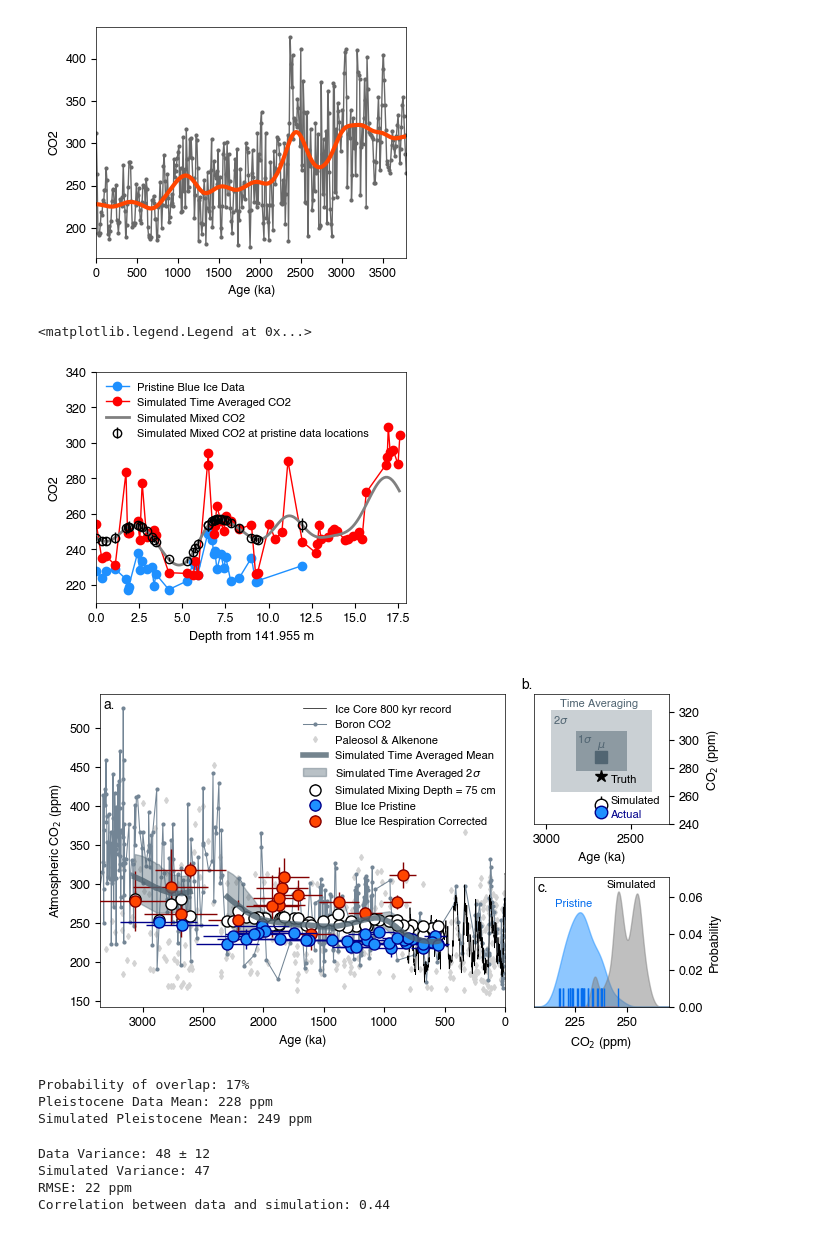
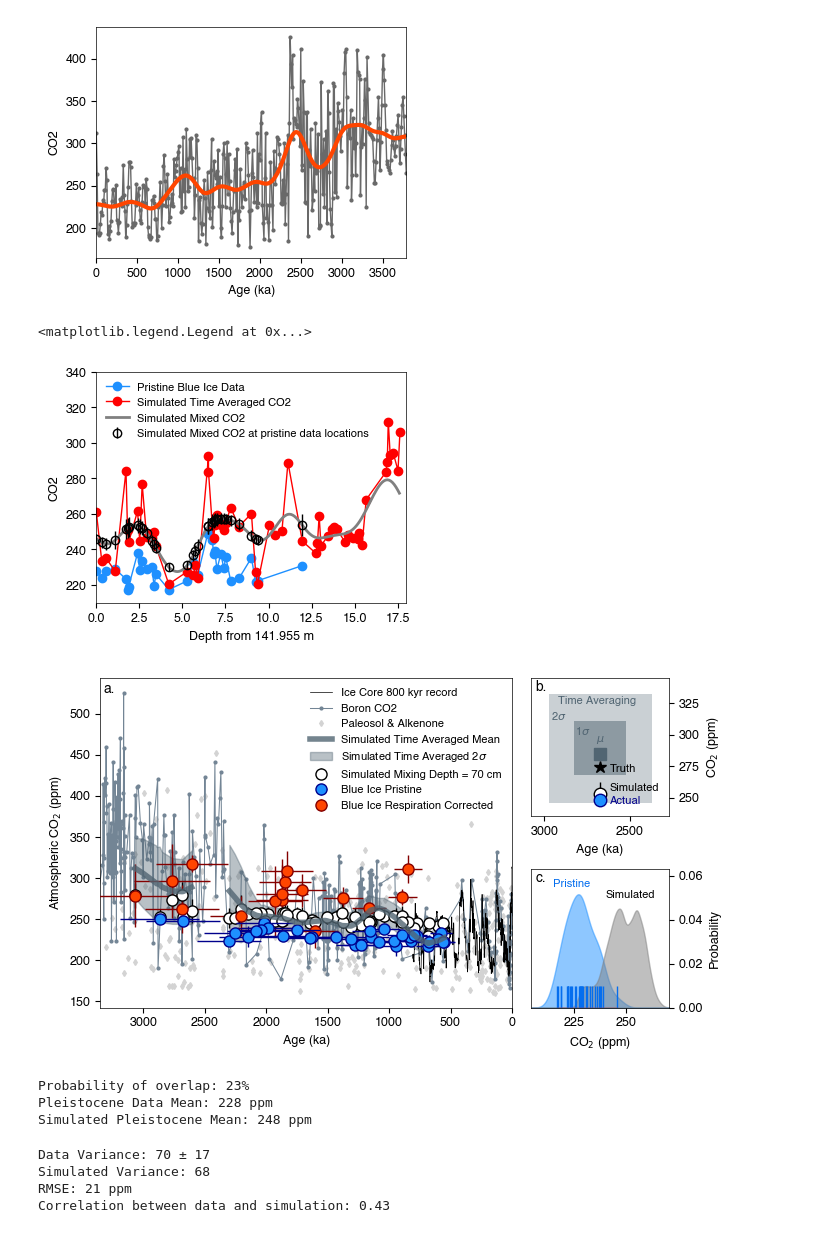
Before and after one commit to jesstierney/blueIce, a Jupyter notebook: iceModelCO2.ipynb, the cells around one changed output. Cells and saved outputs as stored; diff of their text form; code cells hidden in the pictures.

Commit message:
updates with mixing depth at 200 kyr

```diff
--- a/iceModelCO2.ipynb
+++ b/iceModelCO2.ipynb
@@ -99,7 +99,7 @@ ax.invert_xaxis
 # %%
 ######### TIME AVERAGING
 # apply the time averaging function
-CO2sim = iceTimeAvg(ice.Age, ice.AgeErrA, 400, CO2dAge,CO2dVal,1000)
+CO2sim = iceTimeAvg(ice.Age, ice.AgeErrA, 200, CO2dAge,CO2dVal,1000)
 # %%
 # uncomment to double check for nans - shouldn't be any
 # nanAmount = np.count_nonzero(np.isnan(CO2sim))
@@ -114,7 +114,7 @@ dmid = ice[['TopDepth', 'BottomDepth']].mean(axis=1)
 # mix co2, use 10 cm as the dstep (mean sample width)
 dstep = 0.1
 # set mixing depth
-md = 0.75
+md = 0.70
 z, zp, co2mix, co2mixInt = mixIce(dmid,dstep,CO2sim,md)
 # %%
 # sanity check plot to see the convolution results
@@ -134,7 +134,7 @@ ax.set_ylim(210,340)
 ax.legend(frameon=False, fontsize=8)
 # %% [output]
 <matplotlib.legend.Legend at 0x...>
-[figure, old version]
+[figure, new version]
 # %%
 ######### RESPIRATION CORRECTION
 # assumes organic/metabolic end member is -30 +/- 0.5 in accordance with the paper.
@@ -237,48 +237,48 @@ ax1.errorbar(ice.Age[plioIDX1],ice.CO2m[plioIDX1], yerr=ice.CO2mErr[plioIDX1]*2,
              color="darkblue",markerfacecolor="dodgerblue")
 ax1.text(2920,324,"Time Averaging",color="xkcd:slate",fontsize=8)
 ax1.text(2960,312,"2$\sigma$",color="xkcd:slate",fontsize=8)
-ax1.text(2820,298,"1$\sigma$",color="xkcd:slate",fontsize=8)
-ax1.text(2700,295,"$\mu$",color="xkcd:slate",fontsize=8)
+ax1.text(2820,300,"1$\sigma$",color="xkcd:slate",fontsize=8)
+ax1.text(2700,294,"$\mu$",color="xkcd:slate",fontsize=8)
 ax1.text(2620,270,"Truth", fontsize=8)
 ax1.text(2620,255,"Simulated", fontsize=8)
 ax1.text(2620,245,"Actual",color="darkblue", fontsize=8)
 ax1.set_xlim(ice.Age[plioIDX1]-400,ice.Age[plioIDX1]+400)
-ax1.set_ylim(240,333)
+ax1.set_ylim(235,345)
 ax1.yaxis.tick_right()
 ax1.yaxis.set_label_position("right")
 ax1.set_xlabel("Age (ka)")
 ax1.set_ylabel("CO$_2$ (ppm)")
-ax1.text(3150,337,"b.",fontsize=10)
+ax1.text(3050,335,"b.",fontsize=10)
 ax1.invert_xaxis()
 ############## panel lower right - histogram
 ax2 = fig.add_subplot(gs[1, 1])
 agep = ice.Age[prist]
 pleistoDats = co2p[(agep < 2500) & (~np.isnan(co2p))]
 kdeDats = gaussian_kde(pleistoDats)
 kdeSims = gaussian_kde(co2mixInt[prist & co2pres & (ice.Age < 2500),:].flatten())
 ageCorrs = ice.Age[dCpres]
 kdeRes = gaussian_kde(CO2corr[ageCorrs < 2500,:].flatten())
 xtar = np.linspace(205,280,400)
 densDats = kdeDats.evaluate(xtar)
 densSims = kdeSims.evaluate(xtar)
 ax2.fill_between(xtar,densDats, color="dodgerblue", alpha=0.5)
 ax2.fill_between(xtar,densSims, color="gray", alpha=0.5)
 ax2.stem(pleistoDats,np.tile(0.01,len(pleistoDats)),linefmt="xkcd:cerulean blue",markerfmt="None")
 ax2.text(215,0.055,"Pristine", color="xkcd:cerulean blue", fontsize=8)
-ax2.text(240,0.065,"Simulated", fontsize=8)
-ax2.set_ylim(0,0.071)
+ax2.text(240,0.05,"Simulated", fontsize=8)
+ax2.set_ylim(0,0.063)
 ax2.set_xlim(205,270)
 ax2.yaxis.tick_right()
 ax2.yaxis.set_label_position("right")
 ax2.set_ylabel("Probability")
 ax2.set_xlabel("CO$_2$ (ppm)")
-ax2.text(207,0.063,"c.",fontsize=10)
+ax2.text(207,0.057,"c.",fontsize=10)
 
 fig.tight_layout()
 # print to pdf
 fig.savefig("outputFigures/CO2Simulations.pdf", bbox_inches="tight")
 # %% [output]
-[figure, old version]
+[figure, new version]
 # %%
 ####### COMPARE PLEISTOCENE DATA, ACTUAL AND SIMULATED
 # compute probability of overlap for pristine Pleistocene ice and simulated values based on kde
@@ -298,30 +298,30 @@ PleistoMean = np.mean(pleistoDats)
 print(f"Pleistocene Data Mean: {PleistoMean:.0f} ppm")
 print(f"Simulated Pleistocene Mean: {simPleistoMean:.0f} ppm")
 # %% [output]
-Probability of overlap: 17%
+Probability of overlap: 23%
 Pleistocene Data Mean: 228 ppm
-Simulated Pleistocene Mean: 249 ppm
+Simulated Pleistocene Mean: 248 ppm
 # %%
 ##### COMPARE STATISTICS FOR SIMULATED AND ACTUAL CO2
-# first the variance. 70 cm mixing produces the best match when we consider just the Pleistocene data
-# the Pliocene datapoints are higher overall so they raise the variance
-idx = prist & co2pres & (ice.Age < 2500)
-icevar = np.var(pleistoDats, ddof=1)
-icevarerr = np.sqrt((2 * (icevar**2)) / (len(pleistoDats) - 1))
+# first the variance. 70 cm mixing produces the best match
+idx = prist & co2pres
+compDats = co2p[~np.isnan(co2p)]
+icevar = np.var(compDats, ddof=1)
+icevarerr = np.sqrt((2 * (icevar**2)) / (len(compDats) - 1))
 simvar = np.var(co2mixInt[idx,:], ddof=1)
 print(f"Data Variance: {icevar:.0f} ± {icevarerr:.0f}")
 print(f"Simulated Variance: {simvar:.0f}")
 # RMSE
-rmse = np.sqrt(np.mean(np.square(pleistoDats - np.mean(co2mixInt[idx,:],1))))
+rmse = np.sqrt(np.mean(np.square(compDats - np.mean(co2mixInt[idx,:],1))))
 print(f"RMSE: {rmse:.0f} ppm")
 # correlation - note that it is not high bc data don't have much of a trend.
-corrmatrix = np.corrcoef(pleistoDats,np.mean(co2mixInt[idx,:],1))
+corrmatrix = np.corrcoef(compDats,np.mean(co2mixInt[idx,:],1))
 print(f"Correlation between data and simulation: {corrmatrix[0, 1]:.2f}")
 # %% [output]
-Data Variance: 48 ± 12
-Simulated Variance: 47
-RMSE: 22 ppm
-Correlation between data and simulation: 0.44
+Data Variance: 70 ± 17
+Simulated Variance: 68
+RMSE: 21 ppm
+Correlation between data and simulation: 0.43
 # %%
 ######### COMPARE PLIOCENE CO2
 # null
```
Also changed, not shown: parts of 2 cells of this notebook, 8 other files.
